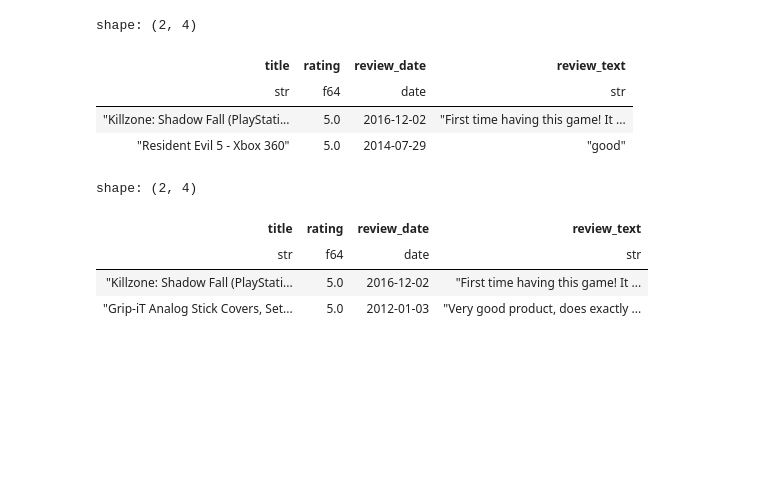
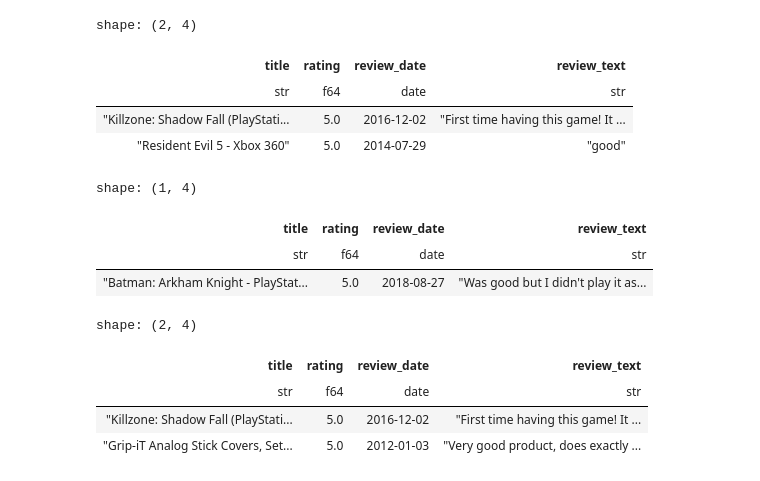
Before and after one commit to PacktPublishing/Data-Analysis-with-Polars, a Jupyter notebook: chapter_02/01_dataframes.ipynb, the cells around one changed output. Saved outputs shown, nothing was run; the diff lists cells and outputs as text; code cells hidden in the pictures; blank space fills up the shorter version.

```diff
--- a/chapter_02/01_dataframes.ipynb
+++ b/chapter_02/01_dataframes.ipynb
@@ -429,6 +436,16 @@ shape: (2, 4)
 | str | f64 | date | str |
 | "Killzone: Shadow Fall (PlayStati... | 5.0 | 2016-12-02 | "First time having this game! It ... |
 | "Resident Evil 5 - Xbox 360" | 5.0 | 2014-07-29 | "good" |
+# %%
+# Filter based on a calculation: show the rating with the latest date
+video_games_reviews.filter(
+    pl.col('review_date') == pl.col('review_date').max()
+).head(2)
+# %% [output]
+shape: (1, 4)
+| title | rating | review_date | review_text |
+| str | f64 | date | str |
+| "Batman: Arkham Knight - PlayStat... | 5.0 | 2018-08-27 | "Was good but I didn't play it as... |
 # %%
 # Filter and show only unique reviews
 # Remove all reviews that appear more than once
```
Also changed, not shown: parts of 10 cells of this notebook.
